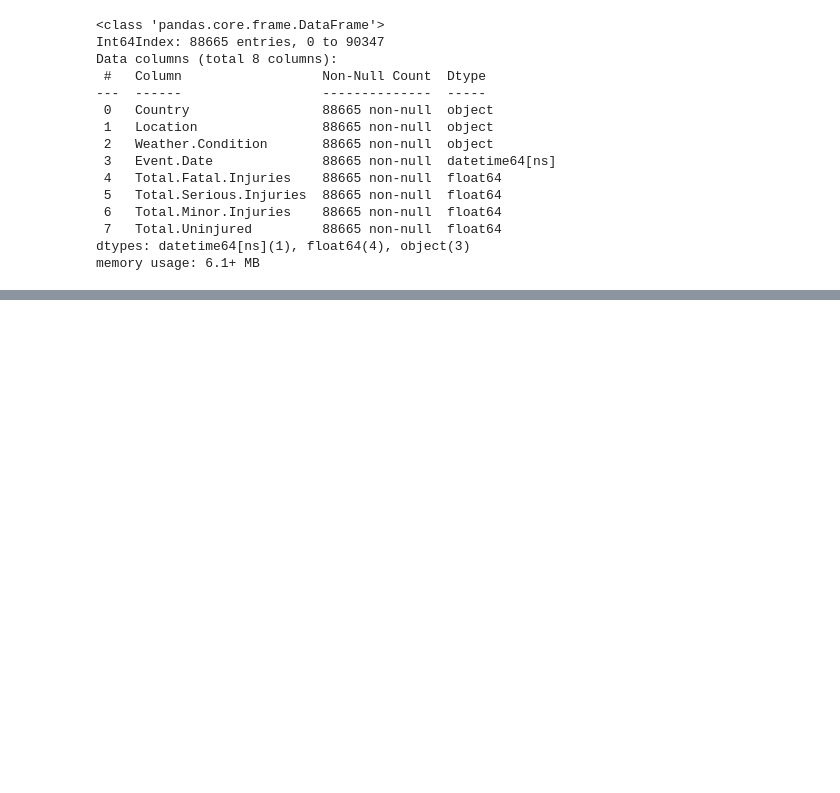
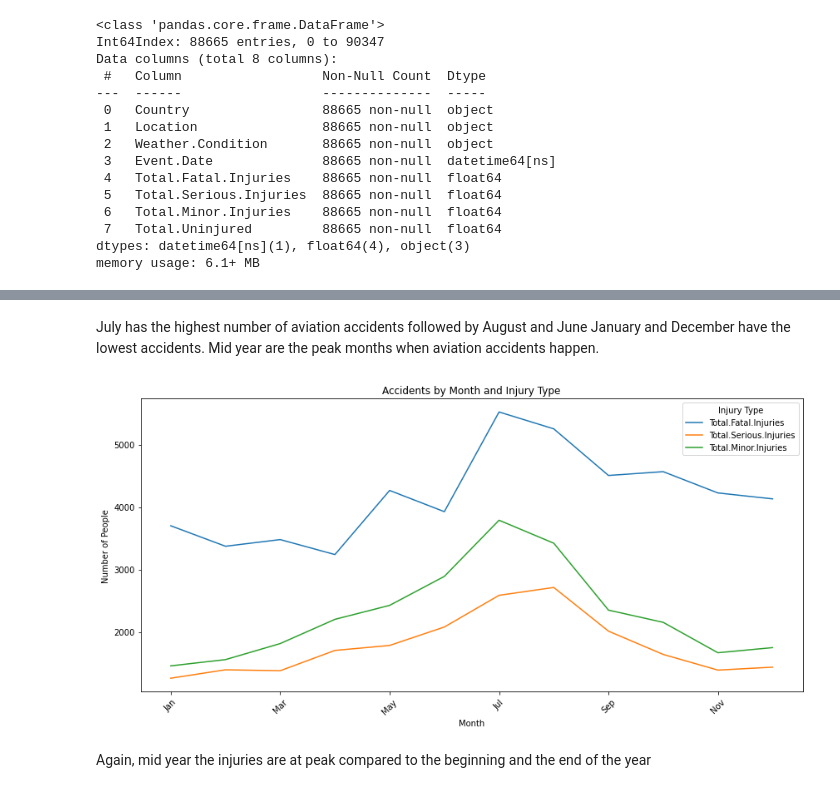
Before and after one commit to WanjikuKahoro/Phase-1-Project, a Jupyter notebook: index.ipynb, the cells around one changed output, grey strips where cells are left out. Saved outputs shown, nothing was run; the diff lists cells and outputs as text; code cells hidden in the pictures; blank space fills up the shorter version.

```diff
--- a/index.ipynb
+++ b/index.ipynb
@@ -313,0 +458,27 @@ df.to_csv('Aviation_Data_Cleaned.csv', index=False)
+# %% [markdown]
+July has the highest number of aviation accidents followed by August and June
+January and December have the lowest accidents.
+Mid year are the peak months when aviation accidents happen.
+# %%
+## Analyse the injuries, Fatal Severe and Minor over the months
+# a variable containing the injuries
+injury_cols = ['Total.Fatal.Injuries', 'Total.Serious.Injuries', 'Total.Minor.Injuries']
+
+# Group the months by the injury variables
+injuries_per_month = df.groupby('Month')[injury_cols].sum().reset_index()
+injuries_per_month = injuries_per_month.sort_values('Month')
+injuries_per_month
+
+#Plot of the trends of the injury types
+injuries_per_month.plot(x='Month',  figsize=(12,6))
+plt.title("Accidents by Month and Injury Type")
+plt.xlabel("Month")
+plt.ylabel("Number of People")
+plt.xticks(rotation=45)
+plt.legend(title="Injury Type")
+plt.tight_layout()
+plt.show()
+# %% [output]
+[figure, added]
+# %% [markdown]
+Again, mid year the injuries are at peak compared to the beginning and the end of the year
```
Also changed, not shown: parts of 25 cells of this notebook.
